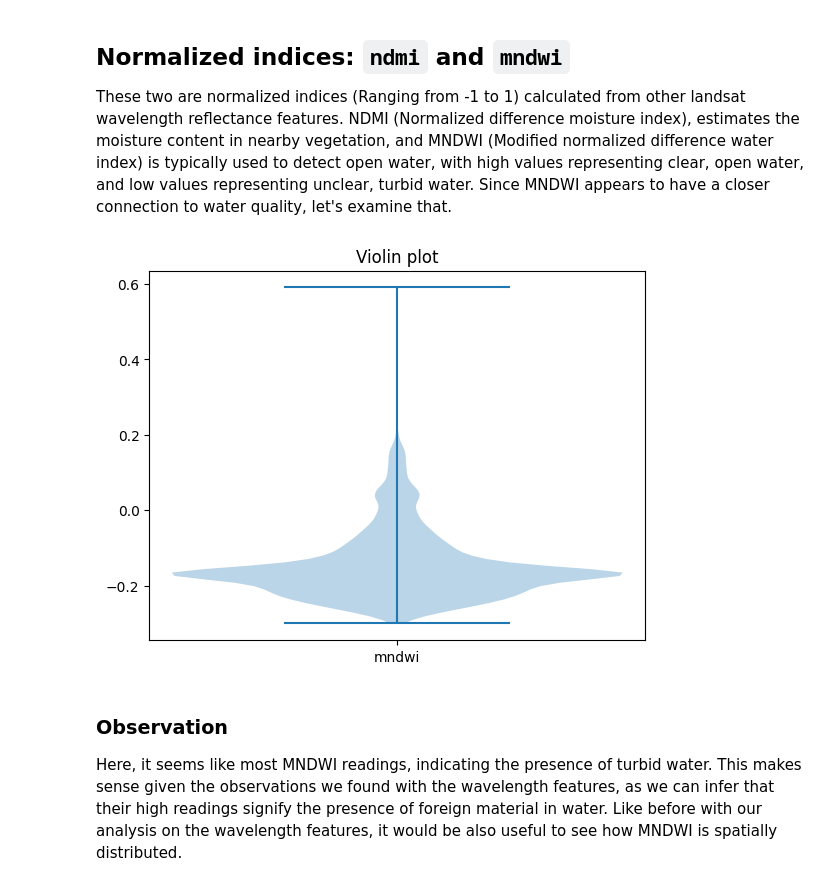
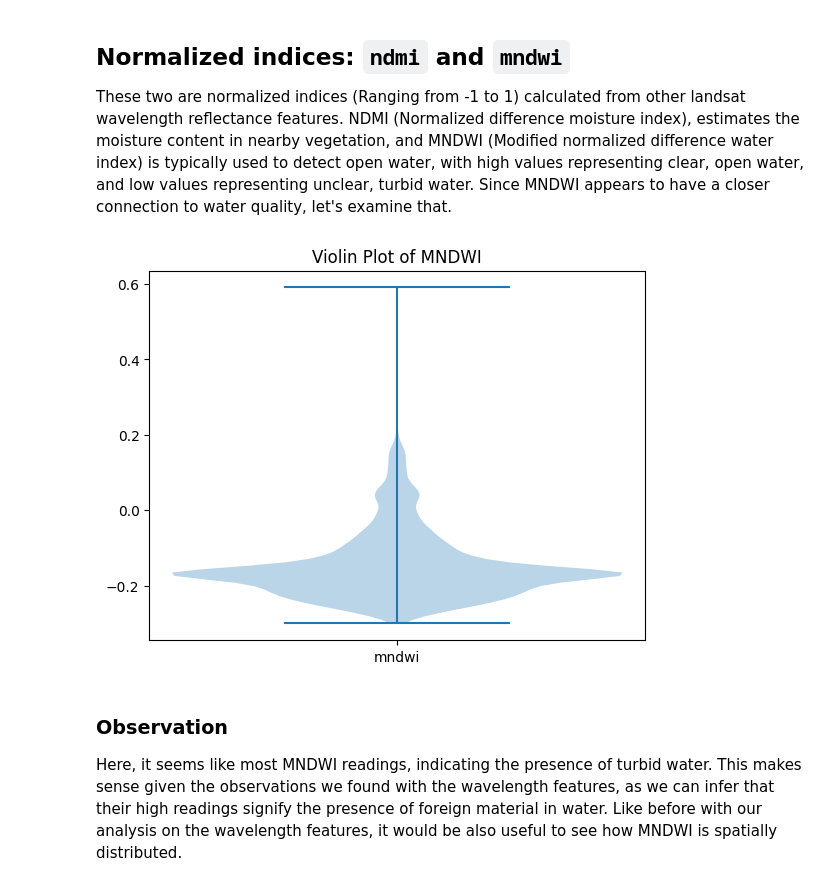
Before and after one commit to kylerod22/siads593-water-sustainability, a Jupyter notebook: 08-rjbest-sungmiki-kylerod-2026winter/src/Landsat_EDA.ipynb, the cells around one changed output. Cells and saved outputs as stored; diff of their text form; code cells hidden in the pictures.

```diff
--- a/08-rjbest-sungmiki-kylerod-2026winter/src/Landsat_EDA.ipynb
+++ b/08-rjbest-sungmiki-kylerod-2026winter/src/Landsat_EDA.ipynb
@@ -221,14 +215,13 @@ Overall, it seems that population density seems to have some correlation with th
 
 These two are normalized indices (Ranging from -1 to 1) calculated from other landsat wavelength reflectance features. NDMI (Normalized difference moisture index), estimates the moisture content in nearby vegetation, and MNDWI (Modified normalized difference water index) is typically used to detect open water, with high values representing clear, open water, and low values representing unclear, turbid water. Since MNDWI appears to have a closer connection to water quality, let's examine that.
 # %%
-
 cols = ["mndwi"]
 plt.violinplot(water_quality_df[cols])
-plt.title("Violin plot")
+plt.title("Violin Plot of MNDWI")
 plt.xticks([1], cols)
 plt.show()
 # %% [output]
-[figure, old version]
+[figure, new version]
 # %% [markdown]
 ### Observation
 Here, it seems like most MNDWI readings, indicating the presence of turbid water. This makes sense given the observations we found with the wavelength features, as we can infer that their high readings signify the presence of foreign material in water. Like before with our analysis on the wavelength features, it would be also useful to see how MNDWI is spatially distributed.
```
Also changed, not shown: parts of 10 cells of this notebook, 2 other files.
